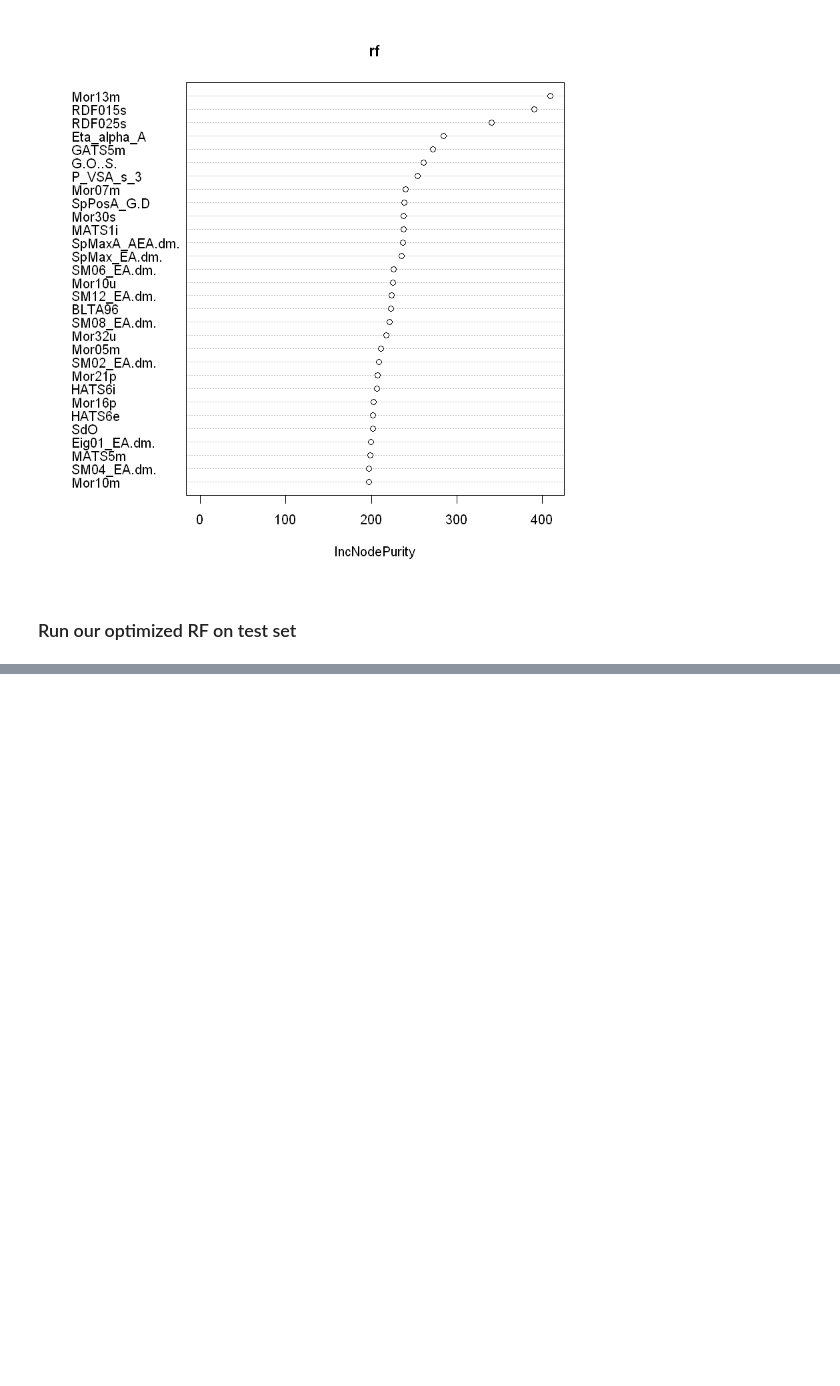
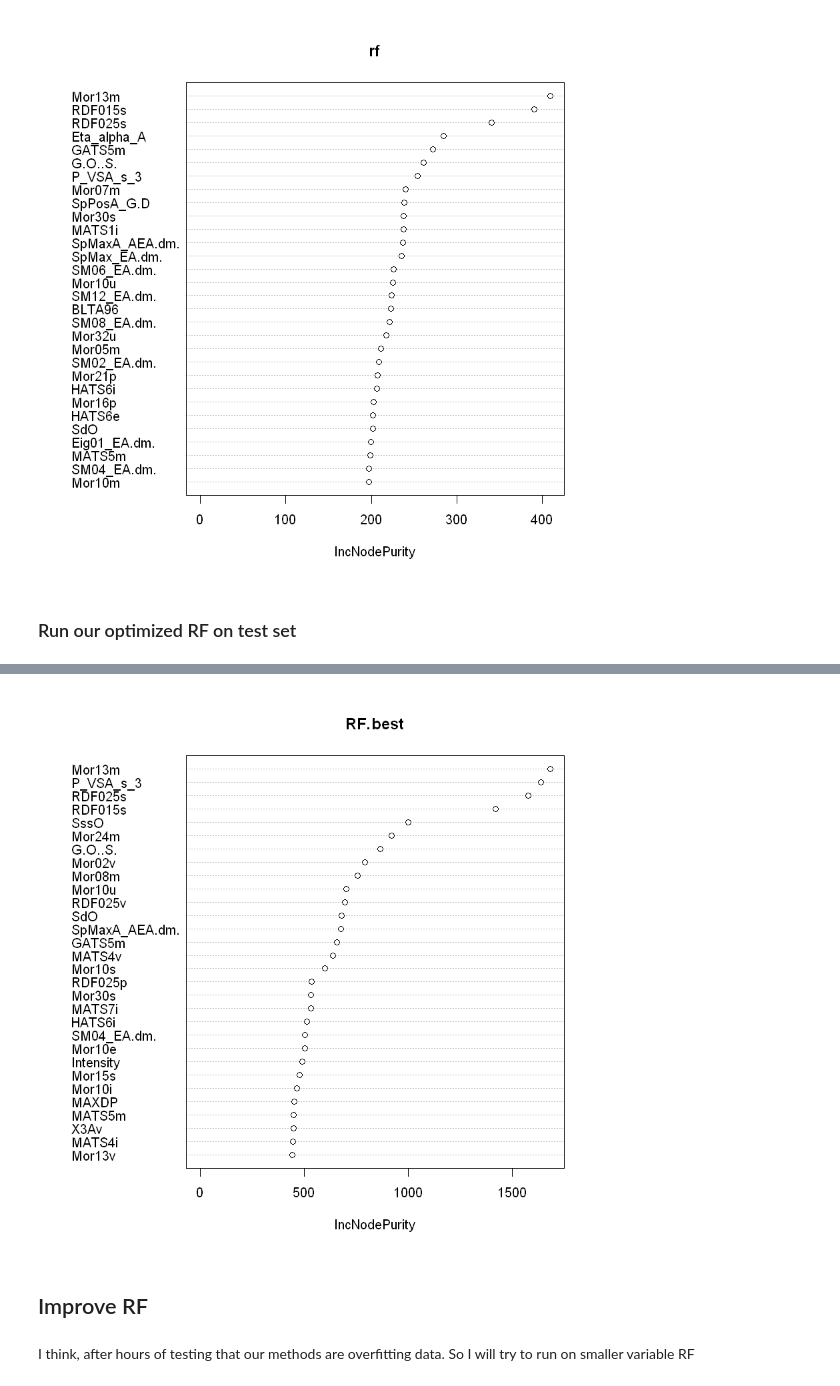
Before and after one commit to Candice-Romuald/ML-project, a Jupyter notebook: src/Non linear methods/Tree and RF.ipynb, the cells around one changed output, grey strips where cells are left out. Cells and saved outputs as stored; diff of their text form; code cells hidden in the pictures; blank space fills up the shorter version.

```diff
--- a/src/Non linear methods/Tree and RF.ipynb
+++ b/src/Non linear methods/Tree and RF.ipynb
@@ -138,13 +114,14 @@ note: this is more a way to compare our runs with different parameter, if we wan
 set.seed(2)
 MSE <- c()
 data$Intensity <- as.numeric(data$Intensity) #If we do not do this, we have problem with the auto one hot coding of RF when using test set
+D <- data[,-1]
 
-for (i in 10){
-    id <- sample(nrow(data),nrow(data)*3/4)
-    train <- data[id,]
-    valid <- data[-id,]
+for (i in 1:8){
+    id <- sample(nrow(D),nrow(D)*3/4)
+    train <- D[id,]
+    valid <- D[-id,]
     RF <- randomForest(VALENCE.PLEASANTNESS ~ ., train, mtry = 1800, ntree = 555, maxnodes = 21)
-    MSE <- append(MSE,mean((predict(RF,valid[,-2])-valid$VALENCE.PLEASANTNESS)^2))
+    MSE <- append(MSE,mean((predict(RF,valid[,-1])-valid$VALENCE.PLEASANTNESS)^2))
     }
 mean(MSE)
 # %% [output]
@@ -181,7 +158,6 @@ varImpPlot(rf)
 # %% [markdown]
 ### Run our optimized RF on test set
 # %%
-#train full RF on full data data
-test$Intensity <- as.numeric(test$Intensity) #If we do not do this, we have problem with the auto one hot coding of RF
-
-RF.best <- randomForest(VALENCE.PLEASANTNESS ~ .,data, mtry = 1800, ntree = 555, maxnodes = 21)
+# train full RF on full data data
+data$Intensity <- as.numeric(data$Intensity)
+RF.best <- randomForest(VALENCE.PLEASANTNESS ~ .,data, mtry = 500, ntree = 1800, maxnodes = 20)
@@ -198,3 +187,11 @@ write.csv(final.data,"../../Submission/RFgood.csv",row.names = FALSE)
 # id <- 1:68
 # final.data <- data.frame(Id = id,VALENCE.PLEASANTNESS = y.pred)
 # write.csv(final.data,"../../Submission/RF.csv",row.names = FALSE)
+# %%
+imp <- varImpPlot(RF.best)
+# %% [output]
+[figure, added]
+# %% [markdown]
+## Improve RF
+# %% [markdown]
+I think, after hours of testing that our methods are overfitting data. So I will try to run on smaller variable RF
```
Also changed, not shown: parts of 5 cells of this notebook, 6 other files.
